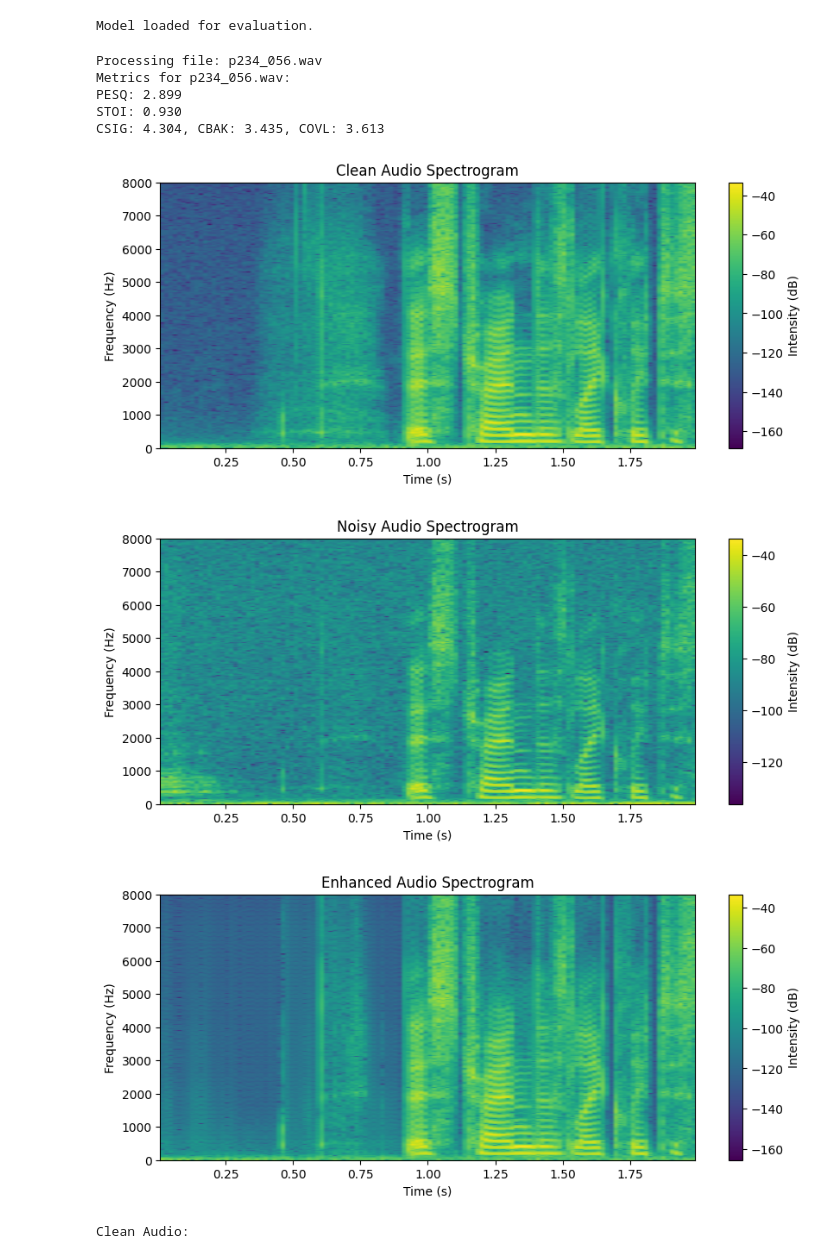
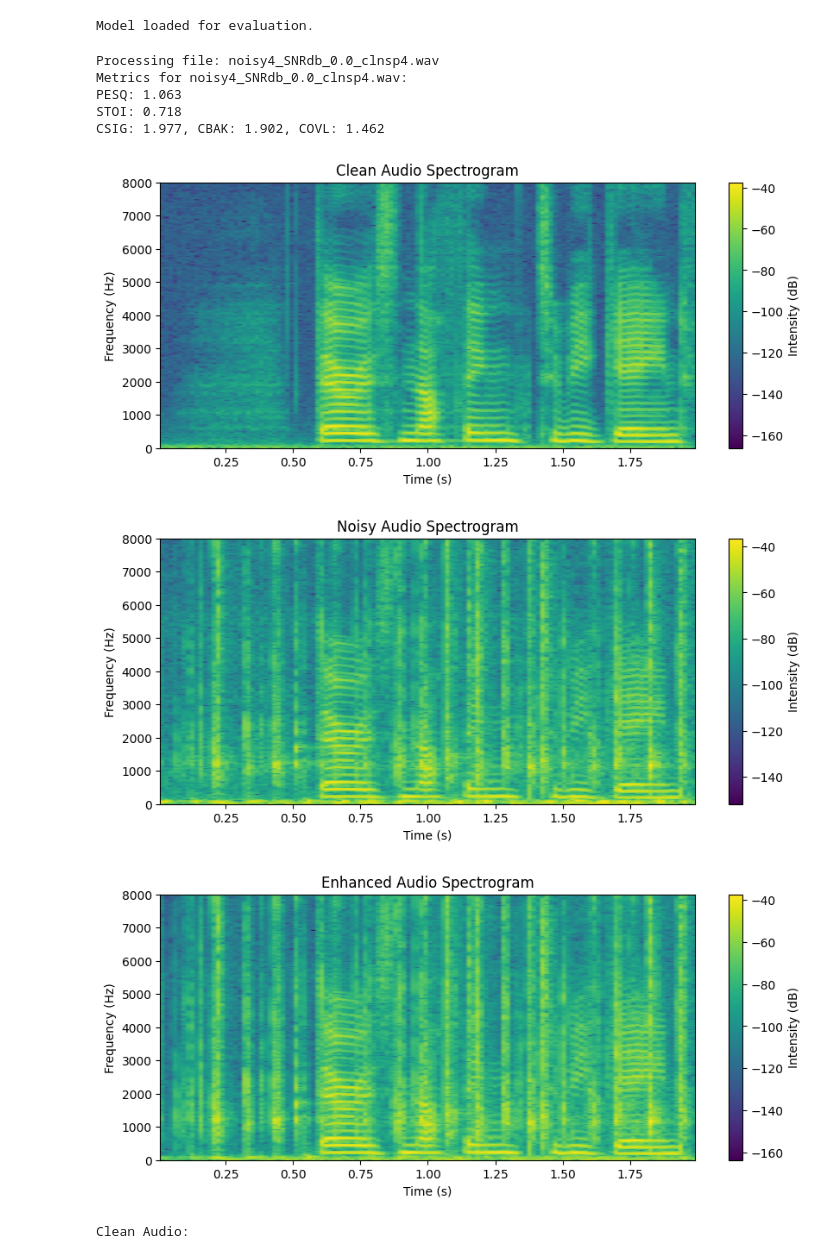
Before and after one commit to GitStroberi/Denoiser, a Jupyter notebook: evaluation.ipynb, the cells around one changed output. Drawn from its saved outputs; the diff is of its cells as text; code cells hidden in the pictures.

```diff
--- a/evaluation.ipynb
+++ b/evaluation.ipynb
@@ -51,7 +51,7 @@ from model_def import CausalDemucsSplit
 device = torch.device("cuda" if torch.cuda.is_available() else "cpu")
 model = CausalDemucsSplit(chin=1, chout=1, hidden=48, depth=5, kernel_size=K, stride=S_conv,
                           causal=True, resample=RESAMPLE_FACTOR, normalize=False, glu=True).to(device)
-checkpoint = torch.load("best_model_ms_snsd.pth", map_location=device)
+checkpoint = torch.load("best_model_ms_snsd_split.pth", map_location=device)
 model.load_state_dict(checkpoint)
 model.eval()
 print("Model loaded for evaluation.")
@@ -122,9 +122,12 @@ if len(test_noisy_files) == 0:
     raise ValueError("No test files found! Please adjust the test directories.")
 
 # Let's pick the first test file.
-index = 54
-noisy_path = test_noisy_files[index]
-clean_path = test_clean_files[index]
+#index = 54
+#noisy_path = test_noisy_files[index]
+#clean_path = test_clean_files[index]
+
+noisy_path = r"noisy4_SNRdb_0.0_clnsp4.wav"
+clean_path = r"clnsp4.wav"
 
 print("Processing file:", os.path.basename(noisy_path))
 
@@ -157,41 +160,41 @@ except Exception as e:
 try:
     stoi_score = stoi(clean_segment, enhanced_segment, SAMPLE_RATE)
 except Exception as e:
     print("Error computing STOI:", e)
     stoi_score = np.nan
 
 try:
     csig, cbak, covl = composite(clean_segment, enhanced_segment, SAMPLE_RATE)
 except Exception as e:
     print("Error computing composite metrics:", e)
     csig, cbak, covl = (np.nan, np.nan, np.nan)
 
 print(f"Metrics for {os.path.basename(noisy_path)}:")
 print(f"PESQ: {pesq_score[1]:.3f}")
 print(f"STOI: {stoi_score:.3f}")
 print(f"CSIG: {csig:.3f}, CBAK: {cbak:.3f}, COVL: {covl:.3f}")
 
 # Plot spectrograms.
 plot_spectrogram(clean_segment, SAMPLE_RATE, title="Clean Audio Spectrogram")
 plot_spectrogram(noisy_segment, SAMPLE_RATE, title="Noisy Audio Spectrogram")
 plot_spectrogram(enhanced_segment, SAMPLE_RATE, title="Enhanced Audio Spectrogram")
 
 # Play audio using IPython display.
 print("Clean Audio:")
 play_audio(clean_segment, SAMPLE_RATE)
 print("Noisy Audio:")
 play_audio(noisy_segment, SAMPLE_RATE)
 print("Enhanced Audio:")
 play_audio(enhanced_segment, SAMPLE_RATE)
 # %% [output]
-Processing file: p234_056.wav
-Metrics for p234_056.wav:
-PESQ: 2.899
-STOI: 0.930
-CSIG: 4.304, CBAK: 3.435, COVL: 3.613
+Processing file: noisy4_SNRdb_0.0_clnsp4.wav
+Metrics for noisy4_SNRdb_0.0_clnsp4.wav:
+PESQ: 1.063
+STOI: 0.718
+CSIG: 1.977, CBAK: 1.902, COVL: 1.462
-[figure, old version]
+[figure, new version]
-[figure, old version]
+[figure, new version]
-[figure, old version]
+[figure, new version]
 Clean Audio:
 [interactive output not drawn]
 Noisy Audio:
```
Also changed, not shown: parts of 2 cells of this notebook, 5 other files.
